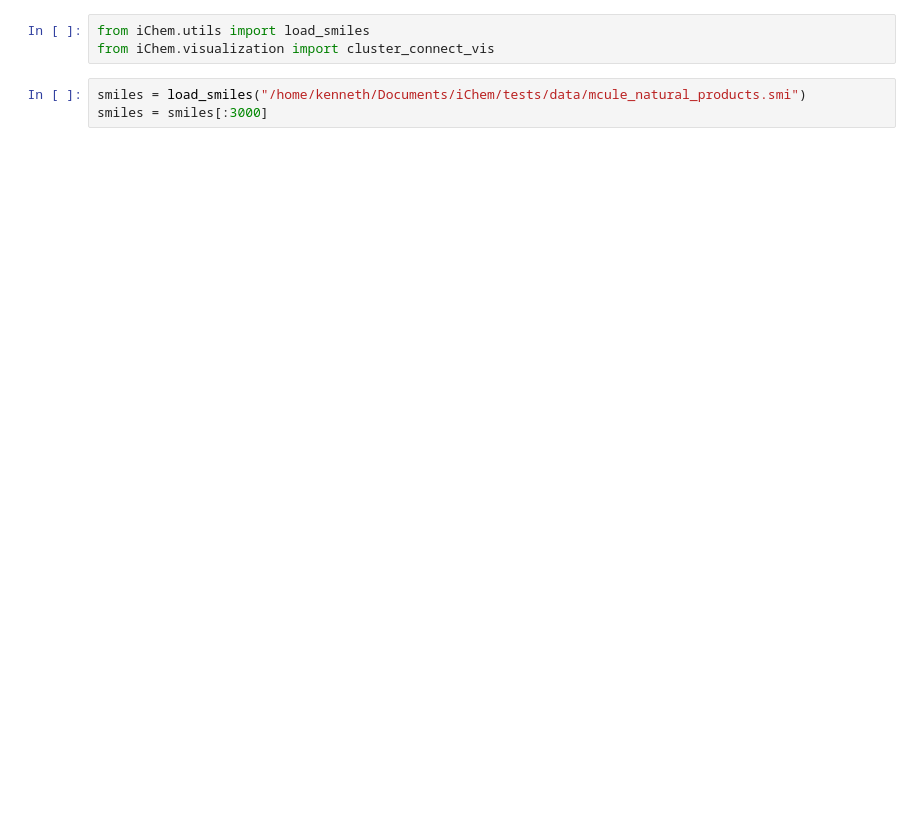
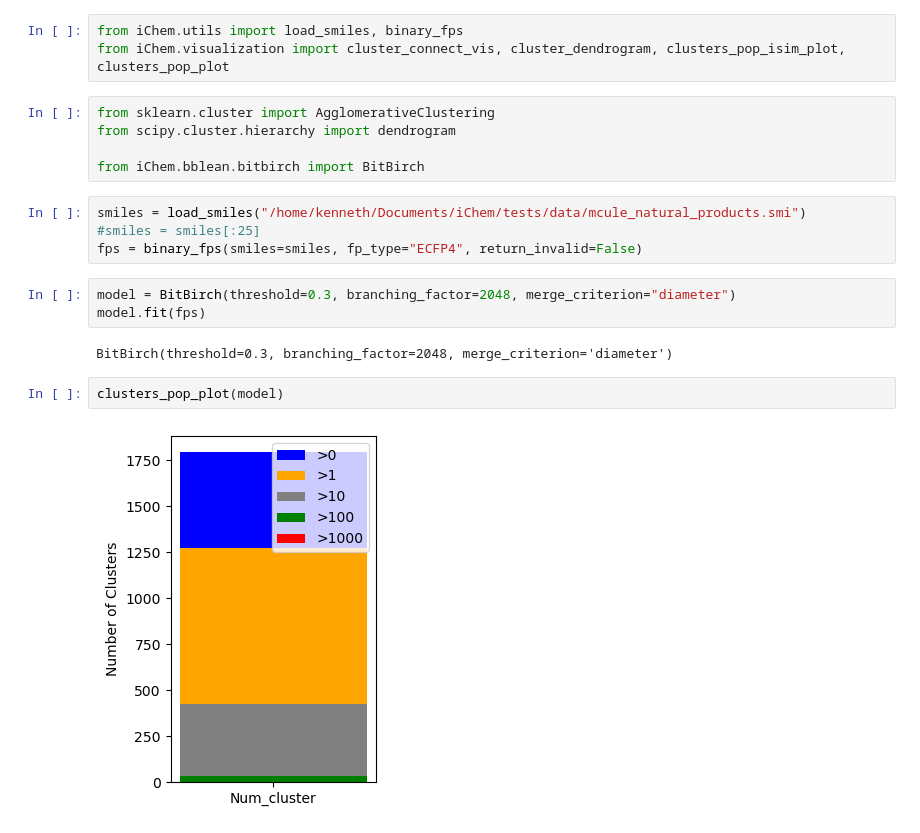
Before and after one commit to mqcomplab/iChem, a Jupyter notebook: scripts/cluster_connect_vis.ipynb, the cells around one changed output. Saved outputs shown, nothing was run; the diff lists cells and outputs as text; blank space fills up the shorter version.

```diff
--- a/scripts/cluster_connect_vis.ipynb
+++ b/scripts/cluster_connect_vis.ipynb
@@ -1,6 +1,21 @@
 # %%
-from iChem.utils import load_smiles
-from iChem.visualization import cluster_connect_vis
+from iChem.utils import load_smiles, binary_fps
+from iChem.visualization import cluster_connect_vis, cluster_dendrogram, clusters_pop_isim_plot, clusters_pop_plot
+# %%
+from sklearn.cluster import AgglomerativeClustering
+from scipy.cluster.hierarchy import dendrogram
+
+from iChem.bblean.bitbirch import BitBirch
 # %%
 smiles = load_smiles("/home/kenneth/Documents/iChem/tests/data/mcule_natural_products.smi")
-smiles = smiles[:3000]
+#smiles = smiles[:25]
+fps = binary_fps(smiles=smiles, fp_type="ECFP4", return_invalid=False)
+# %%
+model = BitBirch(threshold=0.3, branching_factor=2048, merge_criterion="diameter")
+model.fit(fps)
+# %% [output]
+BitBirch(threshold=0.3, branching_factor=2048, merge_criterion='diameter')
+# %%
+clusters_pop_plot(model)
+# %% [output]
+[figure, added]
```
Also changed, not shown: parts of 6 cells of this notebook, 12 other files.
